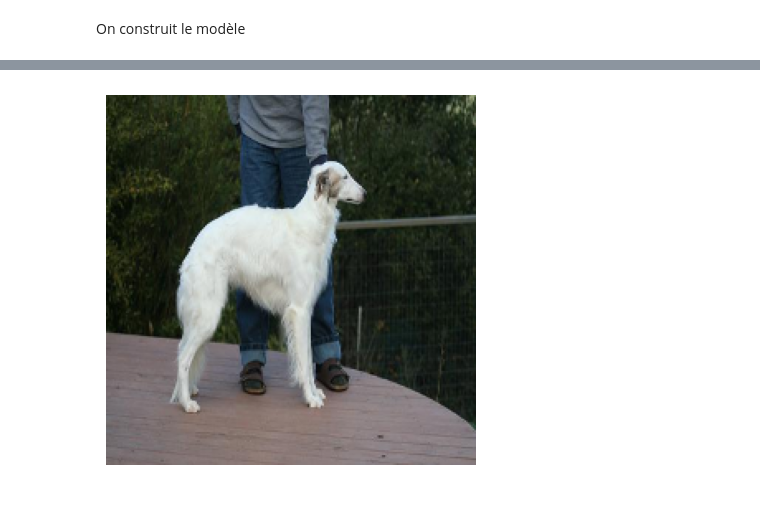
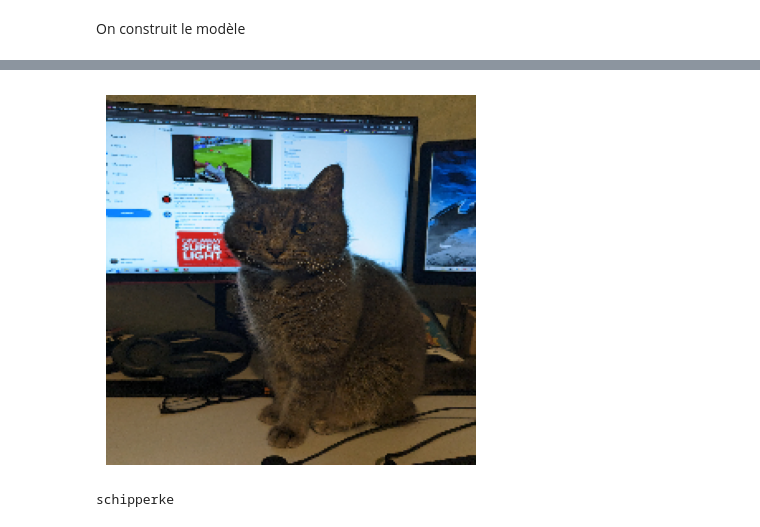
Before and after one commit to WGorag/rcp209_reconnaissance_chien, a Jupyter notebook: transfert_learning.ipynb, the cells around one changed output, grey strips where cells are left out. Drawn from its saved outputs; the diff is of its cells as text; code cells hidden in the pictures.

```diff
--- a/transfert_learning.ipynb
+++ b/transfert_learning.ipynb
@@ -265,13 +280,21 @@ WARNING:tensorflow:Using a while_loop for converting Bitcast cause there is no r
 WARNING:tensorflow:Using a while_loop for converting StatelessRandomUniformV2 cause there is no registered converter for this op.
 WARNING:tensorflow:Using a while_loop for converting ImageProjectiveTransformV3 cause there is no registered converter for this op.
 # %%
-image = cv2.imread('Train_Test_Folder/test/n02090622-borzoi/n02090622_3586.jpg')
+# image = cv2.imread('Train_Test_Folder/test/n02090622-borzoi/n02090622_3586.jpg')
+image = cv2.imread('PXL_20221215_220803601.MP.jpg')
 new_image = cv2.resize(image, (IMG_SIZE, IMG_SIZE))
 plt.axis('off')
 plt.imshow(cv2.cvtColor(new_image, cv2.COLOR_BGR2RGB))
 plt.show()
 # %% [output]
-[figure, old version]
+[figure, new version]
+# %%
+img = np.expand_dims(cv2.resize(image,(IMG_SIZE, IMG_SIZE)), axis=0)
+y_predict = np.asarray(model.predict(img, verbose=0))
+pred = np.argmax(y_predict, axis=1)
+print(dog_categories[pred[0]])
+# %% [output]
+schipperke
 # %%
 def display_image_filtered(name_image,model,layer_name,image):
     inp= model.inputs
```
Also changed, not shown: parts of 12 cells of this notebook, 5 other files.
